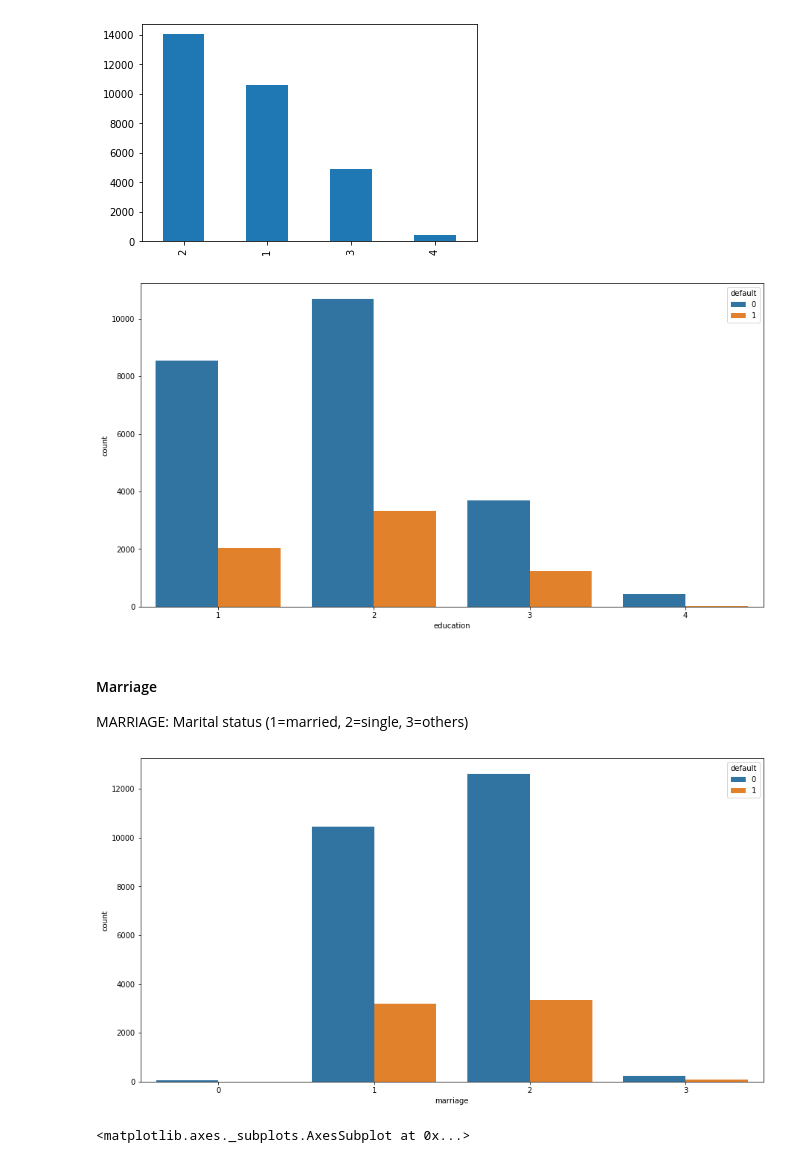
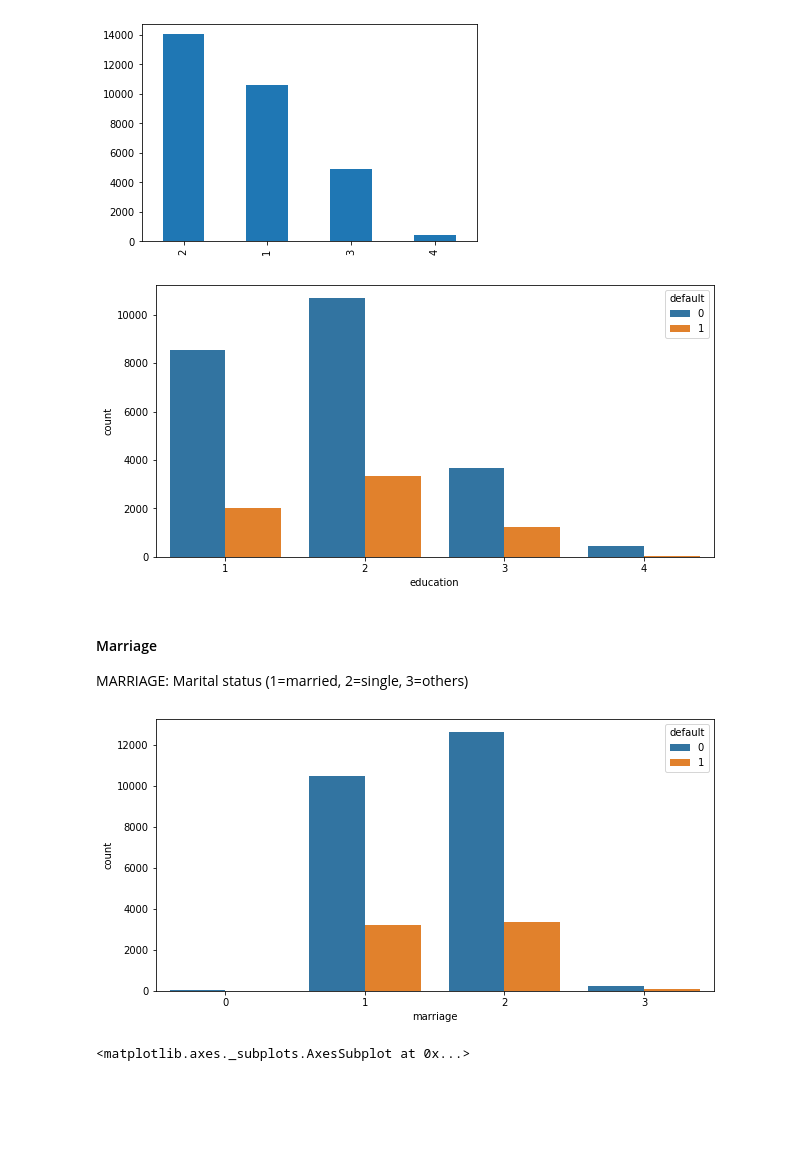
Before and after one commit to thomasXwang/UCI-Credit-card-defaults, a Jupyter notebook: UCI from scratch.ipynb, the cells around one changed output. Cells and saved outputs as stored; diff of their text form; code cells hidden in the pictures; blank space fills up the shorter version.

```diff
--- a/UCI from scratch.ipynb
+++ b/UCI from scratch.ipynb
@@ -351,18 +351,18 @@ df['education'].value_counts().plot(kind='bar')
 <matplotlib.axes._subplots.AxesSubplot at 0x...>
 [figure]
 # %%
-plt.figure(figsize=(15, 8))
+plt.figure(figsize=(10, 5))
 ax = sns.countplot(x="education", hue="default", data=df)
 # %% [output]
-[figure, old version]
+[figure, new version]
 # %% [markdown]
 #### Marriage
  MARRIAGE: Marital status (1=married, 2=single, 3=others)
 # %%
-plt.figure(figsize=(15, 8))
+plt.figure(figsize=(10, 5))
 ax = sns.countplot(x="marriage", hue="default", data=df)
 # %% [output]
-[figure, old version]
+[figure, new version]
 # %%
 df.marriage.value_counts().plot(kind='bar')
 # %% [output]
```
Also changed, not shown: parts of 9 cells of this notebook.
